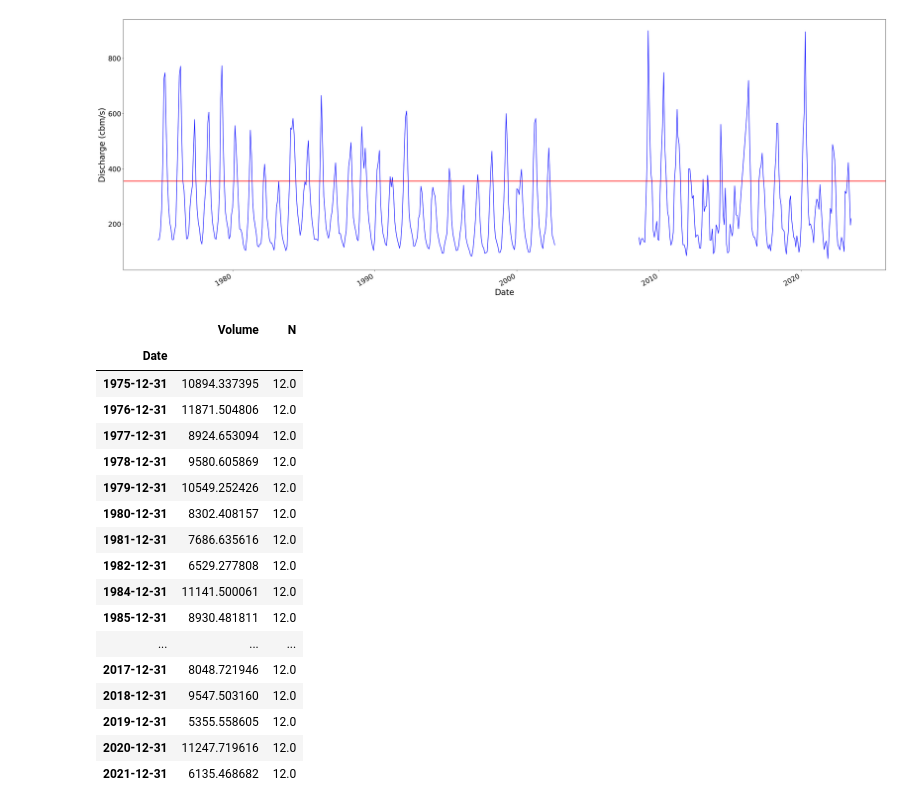
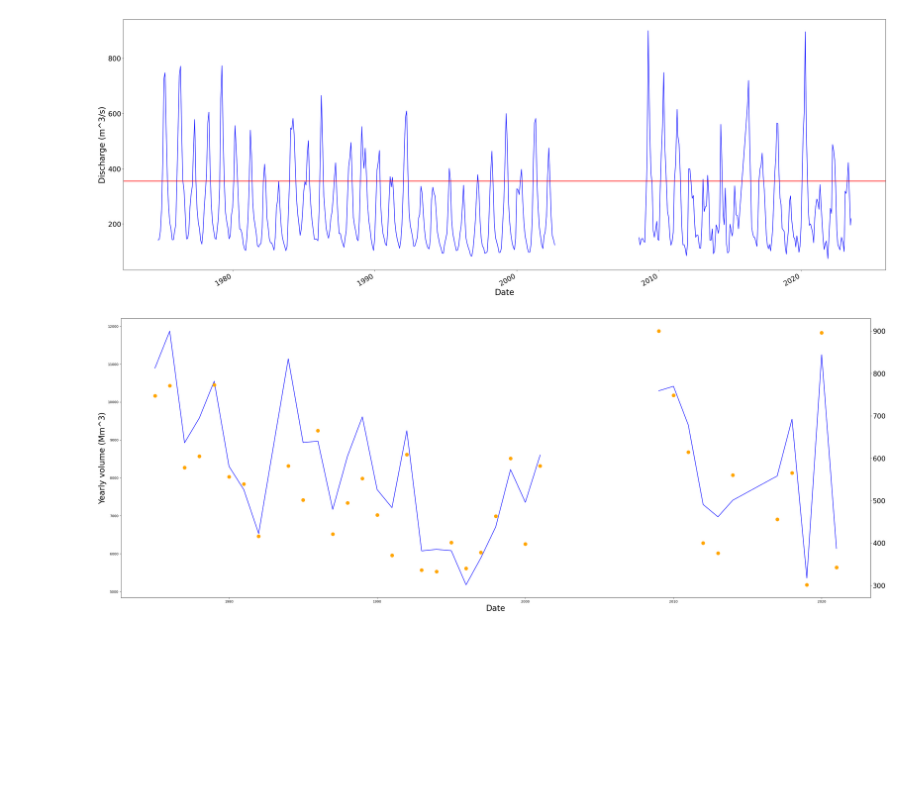
Before and after one commit to eWaterCycle/projects, a Jupyter notebook: BEP/code/Dataplot.ipynb, the cells around one changed output. Cells and saved outputs as stored; diff of their text form; code cells hidden in the pictures; blank space fills up the shorter version.

Commit message:
yearly volumes + yearly max values

```diff
--- a/BEP/code/Dataplot.ipynb
+++ b/BEP/code/Dataplot.ipynb
@@ -19,14 +19,15 @@ combined.plot(ax=ax, color='blue', legend=False)
 plt.xticks(fontsize=20)
 plt.yticks(fontsize=20)
 ax.set_xlabel("Date", fontsize=24)
-ax.set_ylabel("Discharge (cbm/s)", fontsize=24)
+ax.set_ylabel("Discharge (m^3/s)", fontsize=24)
 plt.axhline(y=355, color='red', linewidth=2);
 
 yearly_max = combined.groupby(combined.index.year).max()
-filtered_years1 = yearly_max[(yearly_max["Discharge1974-2002"] > 180) & (yearly_max["Discharge1974-2002"] < 355)]
-filtered_years2 = yearly_max[(yearly_max["Discharge2008-2023"] > 160) & (yearly_max["Discharge2008-2023"] < 355)]
-filtered_years = pd.concat([filtered_years1, filtered_years2])
-filtered_years
+yearly_max = yearly_max.drop([1974, 2008])
+#filtered_years1 = yearly_max[(yearly_max["Discharge1974-2002"] > 180) & (yearly_max["Discharge1974-2002"] < 355)]
+#filtered_years2 = yearly_max[(yearly_max["Discharge2008-2023"] > 160) & (yearly_max["Discharge2008-2023"] < 355)]
+#filtered_years = pd.concat([filtered_years1, filtered_years2])
+#filtered_years
 # %% [output]
 |  | Discharge1974-2002 | Discharge2008-2023 |
 | Date |  |  |
@@ -39,32 +40,29 @@ filtered_years
 | 2021 | NaN | 342.440 |
 [figure]
 # %%
-combined1 = combined
-combined1["Discharge"] = combined1["Discharge1974-2002"].combine_first(combined1["Discharge2008-2023"])
-combined1 = combined1.drop(columns=["Discharge1974-2002", "Discharge2008-2023"])
-seconds = combined1.index.days_in_month * 24 * 3600
-yearly_sum = (combined1["Discharge"] * seconds).resample("YE").sum() / 1e6
-count = combined1.groupby(combined1.index.year).size()
-yearly_sum = yearly_sum.to_frame(name="Volume")
-yearly_sum["N"] = yearly_sum.index.year.map(count)
-yearly_sum = yearly_sum[yearly_sum["N"].notna() & (yearly_sum["N"] == 12)]
-yearly_sum
+seconds = combined.index.days_in_month * 3600 * 24
+vol1 = (combined["Discharge1974-2002"] * seconds).resample("YE").sum() / 1e6
+vol2 = (combined["Discharge2008-2023"] * seconds).resample("YE").sum() / 1e6
+yearly_volumes = pd.DataFrame({"Volume1974-2002": vol1,"Volume2008-2023": vol2})
+yearly_volumes = yearly_volumes.replace(0, np.nan)
+yearly_volumes.index = yearly_volumes.index - pd.DateOffset(months=6)
+count = combined.groupby(combined.index.year).size()
+yearly_volumes["N"] = yearly_volumes.index.year.map(count)
+yearly_volumes = yearly_volumes[yearly_volumes["N"].notna() & (yearly_volumes["N"] == 12)]
+yearly_volumes.index = yearly_volumes.index.year
+
+yearly_max1 = yearly_max.drop([1983, 2002, 2015, 2016, 2022, 2023])
+
+fig, ax = plt.subplots(figsize=(40, 15))
+yearly_volumes["Volume1974-2002"].plot(ax=ax, legend=False, color='blue')
+yearly_volumes["Volume2008-2023"].plot(ax=ax, legend=False, color='blue')
+ax1 = ax.twinx()
+yearly_max1.plot(ax=ax1, marker='o', linestyle='None', color='orange', legend=False, markersize=10)
+plt.xticks(fontsize=20)
+plt.yticks(fontsize=20)
+ax.set_xlabel("Date", fontsize=24)
+ax.set_ylabel("Yearly volume (Mm^3)", fontsize=24);
+#filtered_years3 = yearly_volumes[(yearly_volumes["Volume1974-2002"] < 6200)]
+#filtered_years4 = yearly_volumes[(yearly_volumes["Volume2008-2023"] < 6200)]
 # %% [output]
-|  | Volume | N |
-| Date |  |  |
-| 1975-12-31 | 10894.337395 | 12.0 |
-| 1976-12-31 | 11871.504806 | 12.0 |
-| 1977-12-31 | 8924.653094 | 12.0 |
-| 1978-12-31 | 9580.605869 | 12.0 |
-| 1979-12-31 | 10549.252426 | 12.0 |
-| 1980-12-31 | 8302.408157 | 12.0 |
-| 1981-12-31 | 7686.635616 | 12.0 |
-| 1982-12-31 | 6529.277808 | 12.0 |
-| 1984-12-31 | 11141.500061 | 12.0 |
-| 1985-12-31 | 8930.481811 | 12.0 |
-| ... | ... | ... |
-| 2017-12-31 | 8048.721946 | 12.0 |
-| 2018-12-31 | 9547.503160 | 12.0 |
-| 2019-12-31 | 5355.558605 | 12.0 |
-| 2020-12-31 | 11247.719616 | 12.0 |
-| 2021-12-31 | 6135.468682 | 12.0 |
+[figure, added]
```
